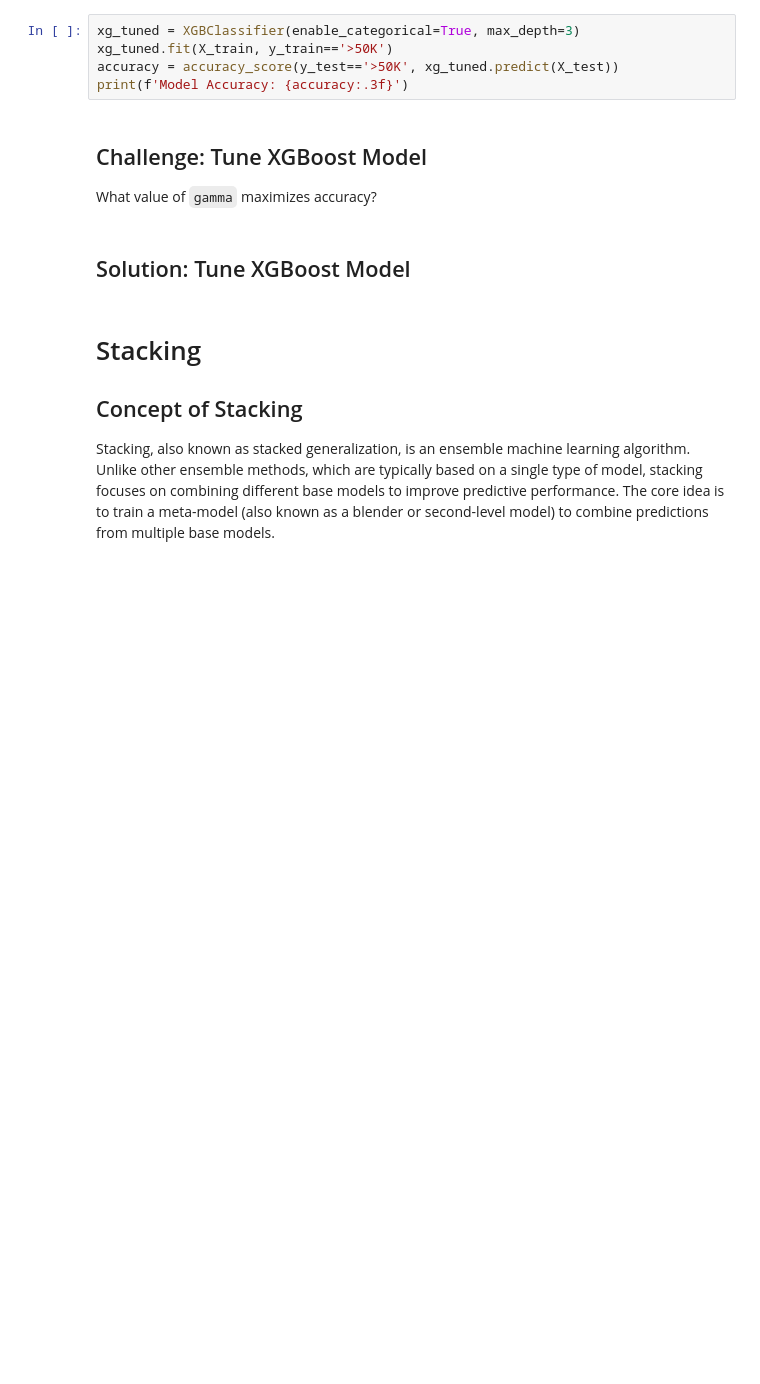
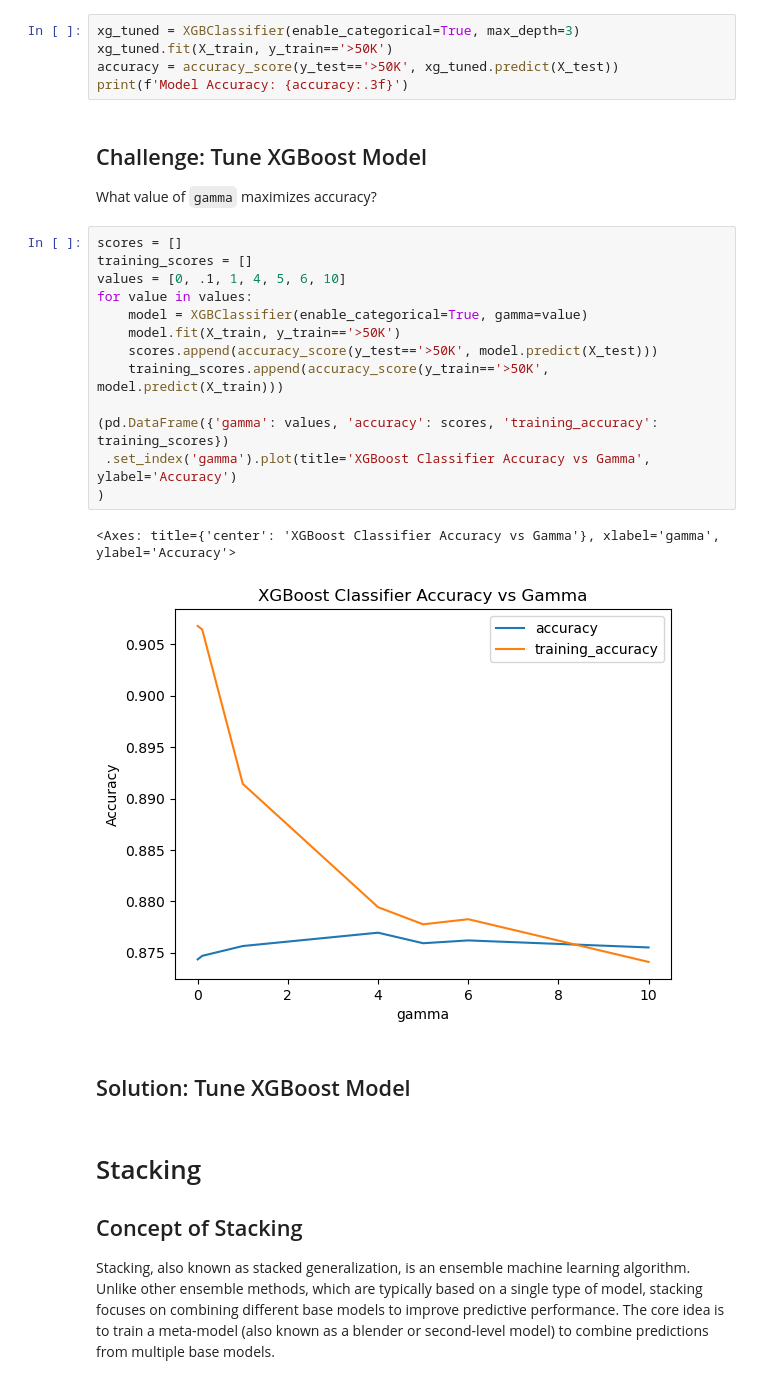
Before and after one commit to Albert-Gamarro/course-applied-machine-learning-ensemble-learning, a Jupyter notebook: ensembles.ipynb, the cells around one changed output. Saved outputs shown, nothing was run; the diff lists cells and outputs as text; blank space fills up the shorter version.

Commit message:
train model dev for multi models in same run

```diff
--- a/ensembles.ipynb
+++ b/ensembles.ipynb
@@ -706,6 +711,22 @@ print(f'Model Accuracy: {accuracy:.3f}')
 ## Challenge: Tune XGBoost Model
 
 What value of `gamma` maximizes accuracy?
+# %%
+scores = []
+training_scores = []
+values = [0, .1, 1, 4, 5, 6, 10]
+for value in values:
+    model = XGBClassifier(enable_categorical=True, gamma=value)
+    model.fit(X_train, y_train=='>50K')
+    scores.append(accuracy_score(y_test=='>50K', model.predict(X_test)))
+    training_scores.append(accuracy_score(y_train=='>50K', model.predict(X_train)))
+
+(pd.DataFrame({'gamma': values, 'accuracy': scores, 'training_accuracy': training_scores})
+ .set_index('gamma').plot(title='XGBoost Classifier Accuracy vs Gamma', ylabel='Accuracy')
+)
+# %% [output]
+<Axes: title={'center': 'XGBoost Classifier Accuracy vs Gamma'}, xlabel='gamma', ylabel='Accuracy'>
+[figure, added]
 # %% [markdown]
 
 ## Solution: Tune XGBoost Model
```
Also changed, not shown: parts of 2 cells of this notebook, 1 other file.
